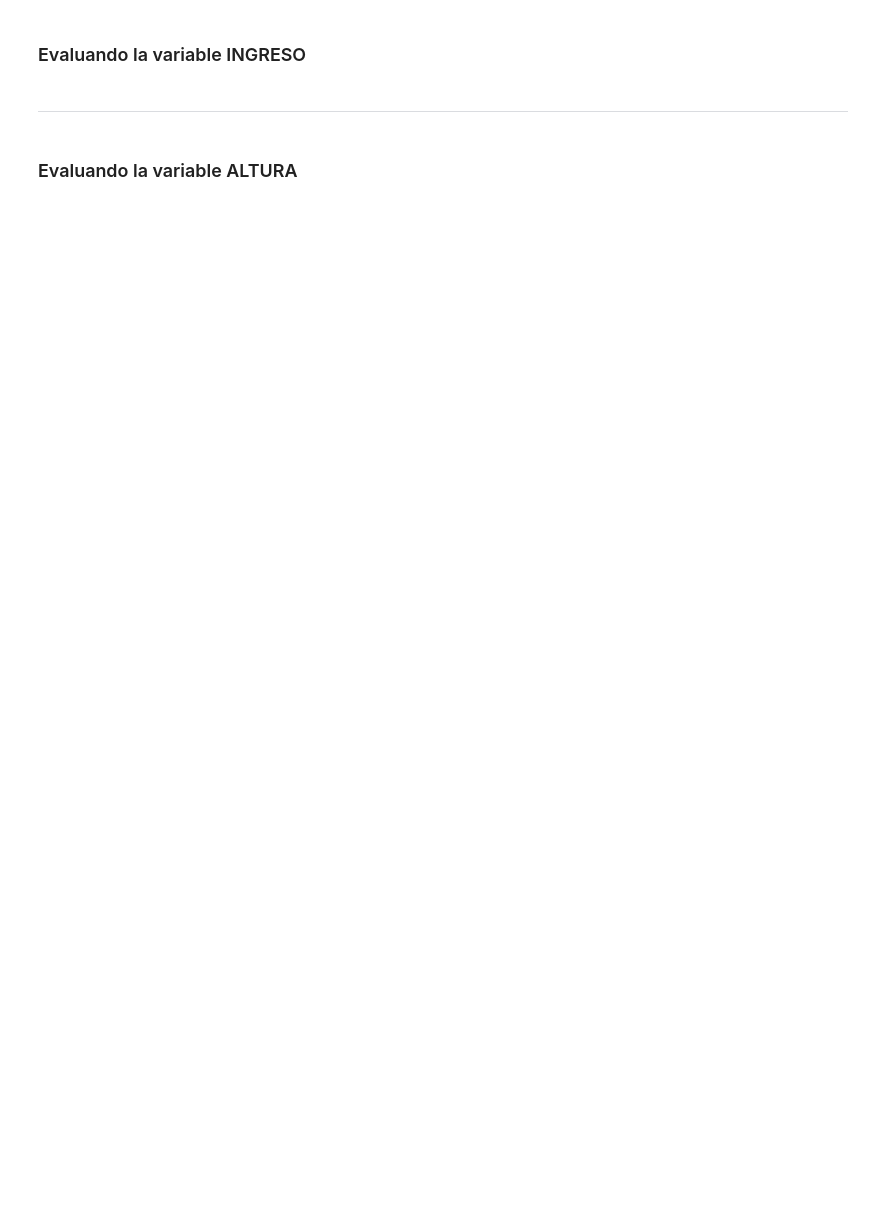
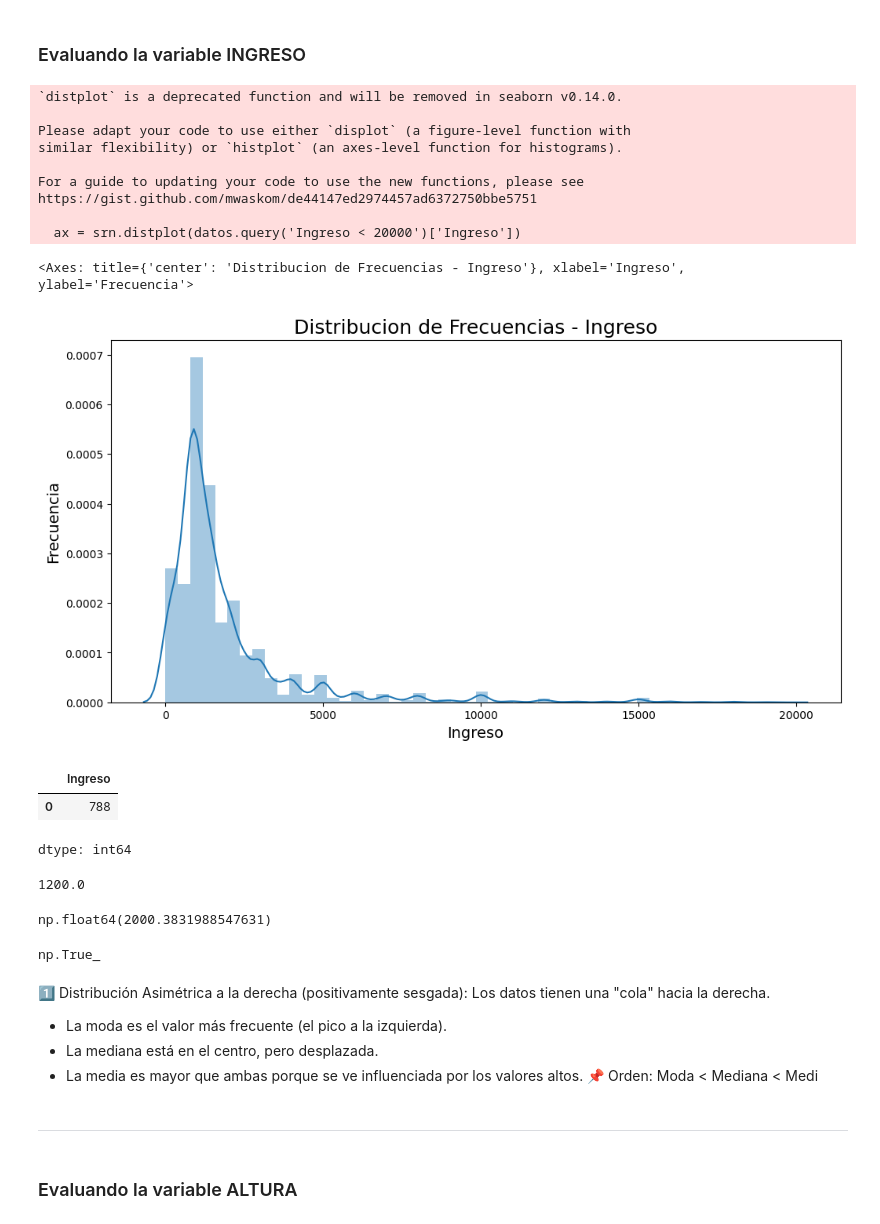
Before and after one commit to MarteDevs/Estadistica-con-Python, a Jupyter notebook: Curso_de_Estadística_con_Python_1.ipynb, the cells around one changed output. Cells and saved outputs as stored; diff of their text form; code cells hidden in the pictures; blank space fills up the shorter version.

```diff
--- a/Curso_de_Estadística_con_Python_1.ipynb
+++ b/Curso_de_Estadística_con_Python_1.ipynb
@@ -796,6 +1017,53 @@ La moda se puede definir como el valor más frecuente de un conjunto de datos. L
 <img src='https://caelum-online-public.s3.amazonaws.com/ESP-1752-estadistica-con-python-parte1/img004.png' width='80%'>
 # %% [markdown]
 ### Evaluando la variable INGRESO
+# %%
+ax = srn.distplot(datos.query('Ingreso < 20000')['Ingreso'])
+ax.figure.set_size_inches(12, 6)
+ax.set_title('Distribucion de Frecuencias - Ingreso', fontsize=18)
+ax.set_xlabel('Ingreso', fontsize=14)
+ax.set_ylabel('Frecuencia', fontsize=14)
+ax
+# %% [output]
+`distplot` is a deprecated function and will be removed in seaborn v0.14.0.
+
+Please adapt your code to use either `displot` (a figure-level function with
+similar flexibility) or `histplot` (an axes-level function for histograms).
+
+For a guide to updating your code to use the new functions, please see
+https://gist.github.com/mwaskom/de44147ed2974457ad6372750bbe5751
+
+  ax = srn.distplot(datos.query('Ingreso < 20000')['Ingreso'])
+<Axes: title={'center': 'Distribucion de Frecuencias - Ingreso'}, xlabel='Ingreso', ylabel='Frecuencia'>
+[figure, added]
+# %%
+Moda = datos['Ingreso'].mode()
+Moda
+# %% [output]
+|  | Ingreso |
+| 0 | 788 |
+dtype: int64
+# %%
+Mediana = datos['Ingreso'].median()
+Mediana
+# %% [output]
+1200.0
+# %%
+Media = datos['Ingreso'].mean()
+Media
+# %% [output]
+np.float64(2000.3831988547631)
+# %%
+Moda.iloc[0] < Mediana < Media
+# %% [output]
+np.True_
+# %% [markdown]
+1️⃣ Distribución Asimétrica a la derecha (positivamente sesgada):
+Los datos tienen una "cola" hacia la derecha.
+- La moda es el valor más frecuente (el pico a la izquierda).
+- La mediana está en el centro, pero desplazada.
+- La media es mayor que ambas porque se ve influenciada por los valores altos.
+📌 Orden: Moda < Mediana < Medi
 # %% [markdown]
 ***
 # %% [markdown]
```
Also changed, not shown: parts of 43 cells of this notebook.
